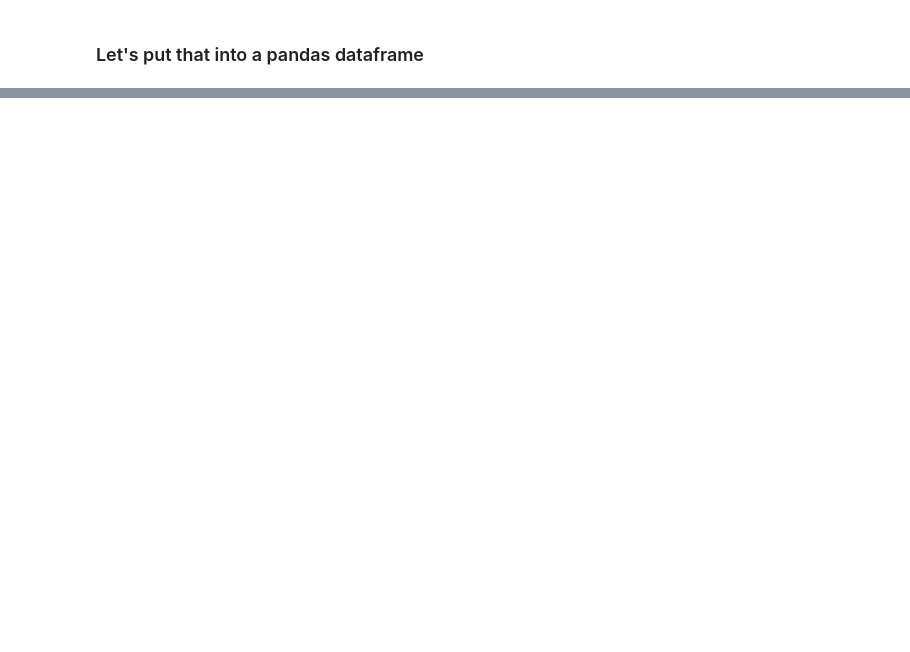
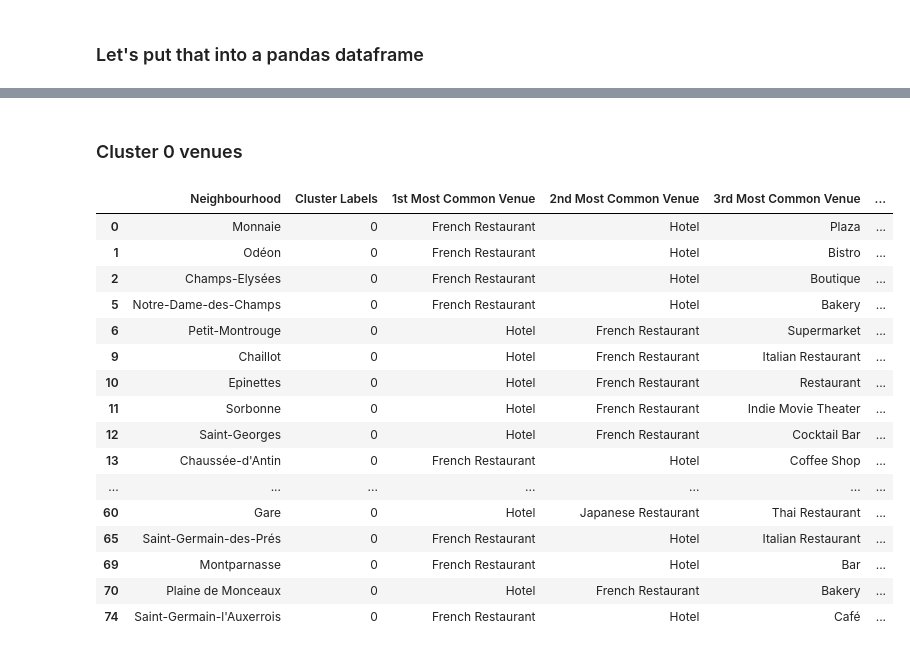
Before and after one commit to camoc/coursera_datascience_ibm, a Jupyter notebook: Capstone-Project-paris-neighborhood.ipynb, the cells around one changed output, grey strips where cells are left out. Drawn from its saved outputs; the diff is of its cells as text; code cells hidden in the pictures; blank space fills up the shorter version.

```diff
--- a/Capstone-Project-paris-neighborhood.ipynb
+++ b/Capstone-Project-paris-neighborhood.ipynb
@@ -439,0 +559,6 @@ for hood in paris_grouped['Neighbourhood']:
+# %%
+def return_most_common_venues(row, num_top_venues):
+    row_categories = row.iloc[1:]
+    row_categories_sorted = row_categories.sort_values(ascending=False)
+
+    return row_categories_sorted.index.values[0:num_top_venues]
@@ -439,0 +599,14 @@ for hood in paris_grouped['Neighbourhood']:
+# %%
+# import k-means from clustering stage
+from sklearn.cluster import KMeans
+
+# set number of clusters
+kclusters = 5
+
+paris_grouped_clustering = paris_grouped.drop('Neighbourhood', 1)
+
+# run k-means clustering
+kmeans = KMeans(n_clusters=kclusters, random_state=0).fit(paris_grouped_clustering)
+
+# check cluster labels generated for each row in the dataframe
+kmeans.labels_[0:10]
@@ -439,0 +624,10 @@ for hood in paris_grouped['Neighbourhood']:
+# %%
+# add clustering labels
+neighborhoods_venues_sorted.insert(0, 'Cluster Labels', kmeans.labels_)
+
+paris_merged = paris_data
+
+# merge paris_grouped with paris_data to add latitude/longitude for each neighborhood
+paris_merged = paris_merged.join(neighborhoods_venues_sorted.set_index('Neighbourhood'), on='Neighbourhood')
+
+paris_merged.head() # check the last columns!
@@ -439,0 +673,22 @@ for hood in paris_grouped['Neighbourhood']:
+# %% [markdown]
+### Cluster 0 venues
+# %%
+paris_merged.loc[paris_merged['Cluster Labels'] == 0, paris_merged.columns[[1] + list(range(5, paris_merged.shape[1]))]]
+# %% [output]
+|  | Neighbourhood | Cluster Labels | 1st Most Common Venue | 2nd Most Common Venue | 3rd Most Common Venue | ... |
+| 0 | Monnaie | 0 | French Restaurant | Hotel | Plaza | ... |
+| 1 | Odéon | 0 | French Restaurant | Hotel | Bistro | ... |
+| 2 | Champs-Elysées | 0 | French Restaurant | Hotel | Boutique | ... |
+| 5 | Notre-Dame-des-Champs | 0 | French Restaurant | Hotel | Bakery | ... |
+| 6 | Petit-Montrouge | 0 | Hotel | French Restaurant | Supermarket | ... |
+| 9 | Chaillot | 0 | Hotel | French Restaurant | Italian Restaurant | ... |
+| 10 | Epinettes | 0 | Hotel | French Restaurant | Restaurant | ... |
+| 11 | Sorbonne | 0 | Hotel | French Restaurant | Indie Movie Theater | ... |
+| 12 | Saint-Georges | 0 | Hotel | French Restaurant | Cocktail Bar | ... |
+| 13 | Chaussée-d'Antin | 0 | French Restaurant | Hotel | Coffee Shop | ... |
+| ... | ... | ... | ... | ... | ... | ... |
+| 60 | Gare | 0 | Hotel | Japanese Restaurant | Thai Restaurant | ... |
+| 65 | Saint-Germain-des-Prés | 0 | French Restaurant | Hotel | Italian Restaurant | ... |
+| 69 | Montparnasse | 0 | French Restaurant | Hotel | Bar | ... |
+| 70 | Plaine de Monceaux | 0 | Hotel | French Restaurant | Bakery | ... |
+| 74 | Saint-Germain-l'Auxerrois | 0 | French Restaurant | Hotel | Café | ... |
```
Also changed, not shown: parts of 38 cells of this notebook.
